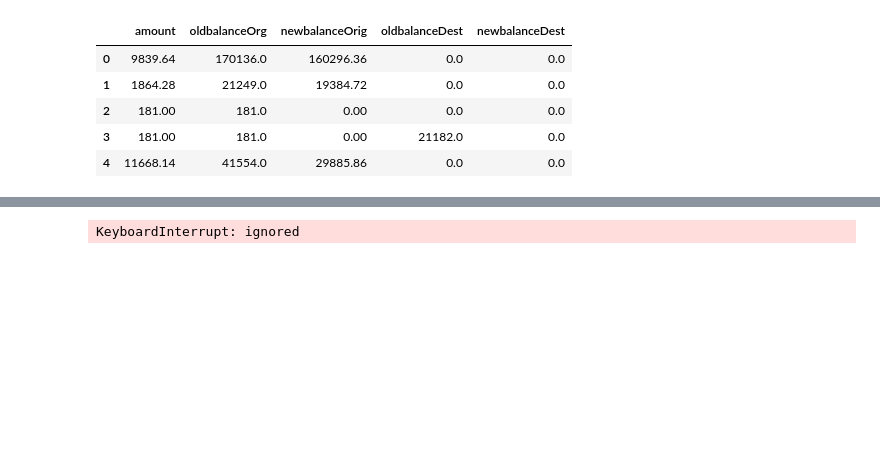
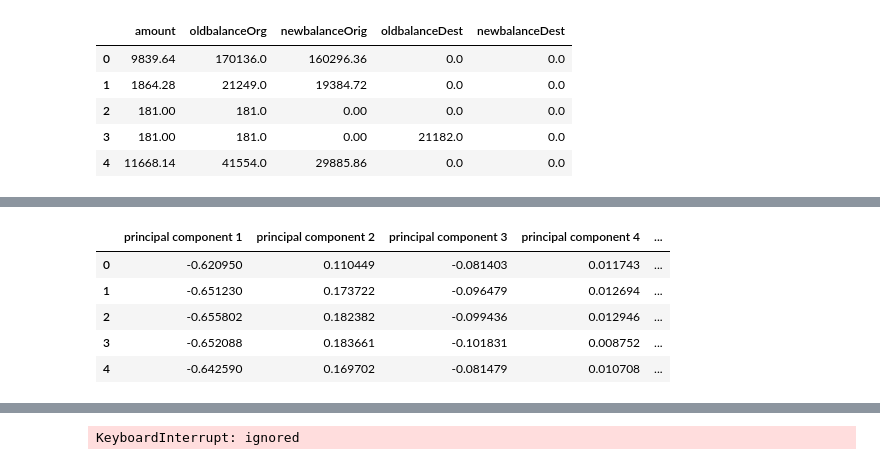
Before and after one commit to nilberthsouza/Synthetic-Financial-Datasets-For-Fraud-Detection, a Jupyter notebook: edaTheseAndModel.ipynb, the cells around one changed output, grey strips where cells are left out. Cells and saved outputs as stored; diff of their text form; code cells hidden in the pictures; blank space fills up the shorter version.

```diff
--- a/edaTheseAndModel.ipynb
+++ b/edaTheseAndModel.ipynb
@@ -135,0 +199,10 @@ dfp.head()
+# %%
+finalDf = pd.concat([principalDf, df[['isFraud']]], axis = 1)
+finalDf.head()
+# %% [output]
+|  | principal component 1 | principal component 2 | principal component 3 | principal component 4 | ... |
+| 0 | -0.620950 | 0.110449 | -0.081403 | 0.011743 | ... |
+| 1 | -0.651230 | 0.173722 | -0.096479 | 0.012694 | ... |
+| 2 | -0.655802 | 0.182382 | -0.099436 | 0.012946 | ... |
+| 3 | -0.652088 | 0.183661 | -0.101831 | 0.008752 | ... |
+| 4 | -0.642590 | 0.169702 | -0.081479 | 0.010708 | ... |
```
Also changed, not shown: parts of 10 cells of this notebook.
